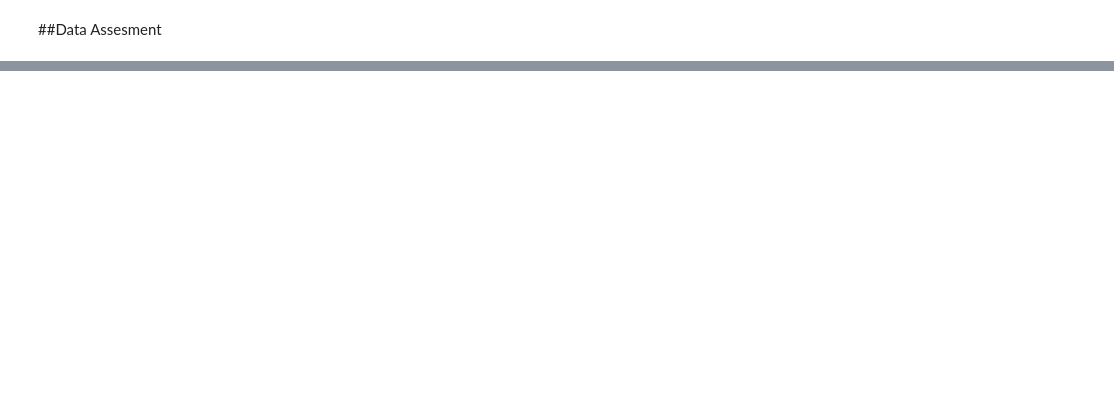
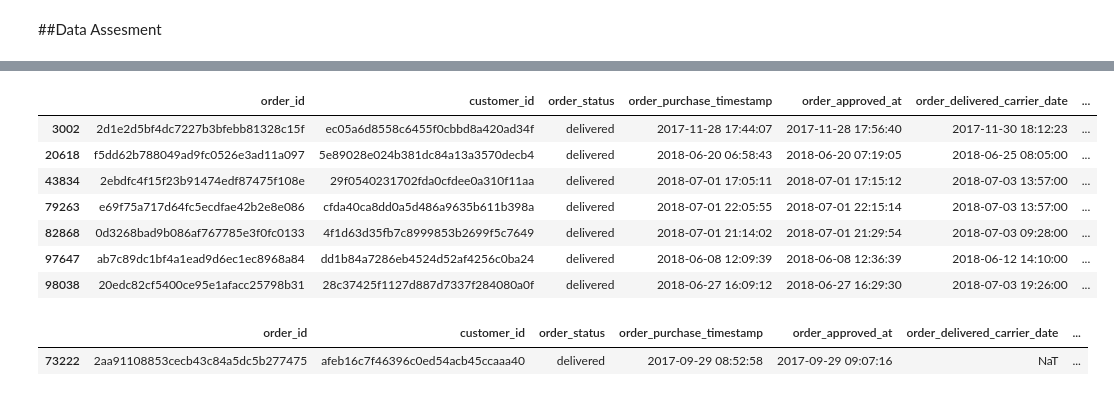
Before and after one commit to FauzanNR/DataAnalysisDicoding, a Jupyter notebook: data_analysis.ipynb, the cells around one changed output, grey strips where cells are left out. Saved outputs shown, nothing was run; the diff lists cells and outputs as text; code cells hidden in the pictures; blank space fills up the shorter version.

```diff
--- a/data_analysis.ipynb
+++ b/data_analysis.ipynb
@@ -92,0 +230,6 @@ max              99730.000000
+# %%
+delivered_missing_carrier_customer = (orders_df["order_delivered_carrier_date"].isna()
+                                      & orders_df["order_delivered_customer_date"].isna()
+                                      & (orders_df["order_status"] == "delivered"))
+
+orders_df.loc[delivered_missing_carrier_customer]
@@ -92,0 +238,10 @@ max              99730.000000
+# %%
+#avg order_delivered_carrier_date
+
+delivered_notna =orders_df[orders_df["order_delivered_carrier_date"].notna() & orders_df["order_delivered_customer_date"].notna()
+                   & (orders_df["order_status"] == "delivered")]
+
+order_delivered_carrier_date_delay = (delivered_notna["order_delivered_carrier_date"] - delivered_notna["order_approved_at"])
+
+avg_order_delivered_carrier_date =order_delivered_carrier_date_delay.mean()
+avg_order_delivered_carrier_date
@@ -92,0 +250,2 @@ max              99730.000000
+# %%
+orders_df.loc[delivered_missing_carrier_customer, "order_delivered_carrier_date"] = (orders_df.loc[delivered_missing_carrier_customer, "order_approved_at"]+avg_order_delivered_carrier_date).dt.floor("S")
@@ -92,0 +257,4 @@ max              99730.000000
+# %%
+carrier_to_estimated = (orders_df.loc[delivered_missing_carrier_customer, "order_estimated_delivery_date"] - orders_df.loc[delivered_missing_carrier_customer, "order_delivered_carrier_date"] )
+median_date = carrier_to_estimated/2
+orders_df.loc[delivered_missing_carrier_customer, "order_delivered_customer_date"] = (orders_df.loc[delivered_missing_carrier_customer, "order_delivered_carrier_date"]+median_date).dt.floor("S")
@@ -92,0 +281,25 @@ max              99730.000000
+# %%
+isna_order_delivered_customer_date =((orders_df["order_status"] == "delivered")
+                  & orders_df["order_delivered_customer_date"].isna())
+
+orders_df.loc[isna_order_delivered_customer_date]
+# %% [output]
+|  | order_id | customer_id | order_status | order_purchase_timestamp | order_approved_at | order_delivered_carrier_date | ... |
+| 3002 | 2d1e2d5bf4dc7227b3bfebb81328c15f | ec05a6d8558c6455f0cbbd8a420ad34f | delivered | 2017-11-28 17:44:07 | 2017-11-28 17:56:40 | 2017-11-30 18:12:23 | ... |
+| 20618 | f5dd62b788049ad9fc0526e3ad11a097 | 5e89028e024b381dc84a13a3570decb4 | delivered | 2018-06-20 06:58:43 | 2018-06-20 07:19:05 | 2018-06-25 08:05:00 | ... |
+| 43834 | 2ebdfc4f15f23b91474edf87475f108e | 29f0540231702fda0cfdee0a310f11aa | delivered | 2018-07-01 17:05:11 | 2018-07-01 17:15:12 | 2018-07-03 13:57:00 | ... |
+| 79263 | e69f75a717d64fc5ecdfae42b2e8e086 | cfda40ca8dd0a5d486a9635b611b398a | delivered | 2018-07-01 22:05:55 | 2018-07-01 22:15:14 | 2018-07-03 13:57:00 | ... |
+| 82868 | 0d3268bad9b086af767785e3f0fc0133 | 4f1d63d35fb7c8999853b2699f5c7649 | delivered | 2018-07-01 21:14:02 | 2018-07-01 21:29:54 | 2018-07-03 09:28:00 | ... |
+| 97647 | ab7c89dc1bf4a1ead9d6ec1ec8968a84 | dd1b84a7286eb4524d52af4256c0ba24 | delivered | 2018-06-08 12:09:39 | 2018-06-08 12:36:39 | 2018-06-12 14:10:00 | ... |
+| 98038 | 20edc82cf5400ce95e1afacc25798b31 | 28c37425f1127d887d7337f284080a0f | delivered | 2018-06-27 16:09:12 | 2018-06-27 16:29:30 | 2018-07-03 19:26:00 | ... |
+# %%
+
+
+isna_order_delivered_carrier_date =((orders_df["order_status"] == "delivered")
+                  & orders_df["order_delivered_carrier_date"].isna()
+)
+
+orders_df.loc[isna_order_delivered_carrier_date]
+# %% [output]
+|  | order_id | customer_id | order_status | order_purchase_timestamp | order_approved_at | order_delivered_carrier_date | ... |
+| 73222 | 2aa91108853cecb43c84a5dc5b277475 | afeb16c7f46396c0ed54acb45ccaaa40 | delivered | 2017-09-29 08:52:58 | 2017-09-29 09:07:16 | NaT | ... |
```
Also changed, not shown: parts of 27 cells of this notebook.
